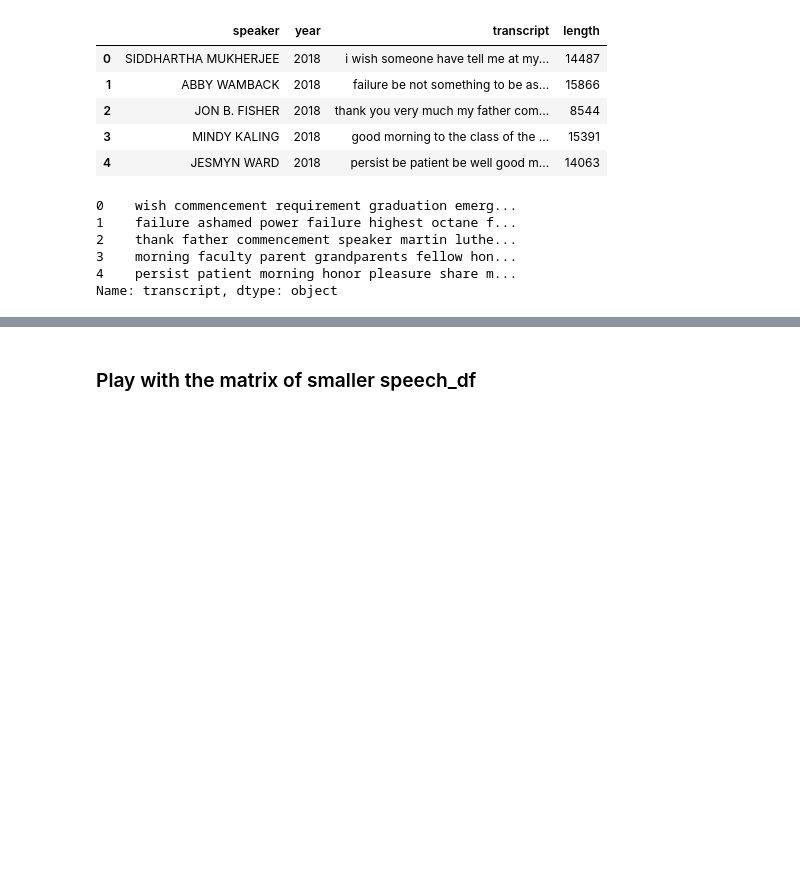
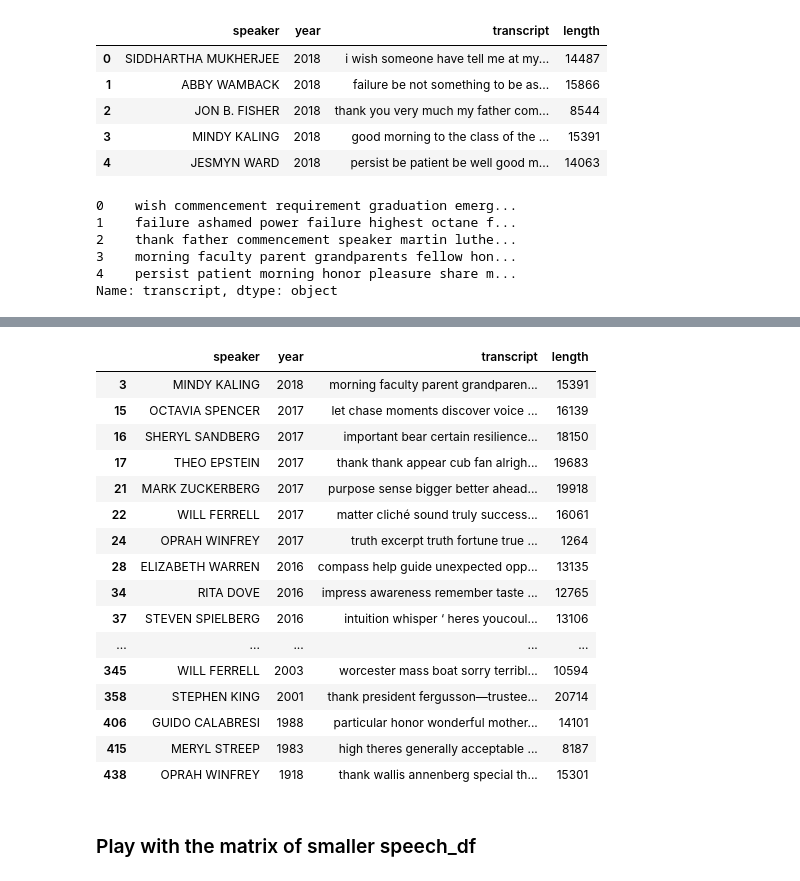
Before and after one commit to katiehuang1221/NLP-Analysis-On-Motivational-Speeches, a Jupyter notebook: notebook/scratchpad_network_speaker.ipynb, the cells around one changed output, grey strips where cells are left out. Drawn from its saved outputs; the diff is of its cells as text; code cells hidden in the pictures; blank space fills up the shorter version.

Commit message:
Create csv file R_network for slides

```diff
--- a/notebook/scratchpad_network_speaker.ipynb
+++ b/notebook/scratchpad_network_speaker.ipynb
@@ -188,3 +191,16 @@ Name: transcript, dtype: object
 speech_df.iloc[:50].to_csv('../dump2/test_df.csv')
 # %%
 speech_df.iloc[:50].speaker.nunique()
+# %%
+# Feb 26, use selected_speaker
+selected_speaker = [
+    'BROOKE SHIELDS','DENZEL WASHINGTON','ELLEN DEGENERES','JIM CARREY','JODIE FOSTER','LISA KUDROW','MERYL STREEP',
+ 'MINDY KALING','OCTAVIA SPENCER','OPRAH WINFREY','STEVEN SPIELBERG','TOM HANKS','WILL FERRELL',
+ 'BILL GATES','JERRY YANG','MARK ZUCKERBERG','SHERYL SANDBERG','THEO EPSTEIN','TIM COOK','LARRY PAGE',
+ 'GUIDO CALABRESI','SANJAY GUPTA','ELIAS A ZERHOUNI','NEIL DEGRASSE',
+ ' J.K. ROWLING','ANDERSON COOPER','DANIEL PINK','JOHN GREEN','RITA DOVE','STEPHEN KING',
+ 'ARNOLD SCHWARZENEGGER','BARACK OBAMA','BILL CLINTON','ELIZABETH WARREN','GEORGE W BUSH',
+    'MICHAEL BLOOMBERG','MICHELLE OBAMA',]
+# %%
+R_network = speech_df[speech_df.speaker.isin(selected_speaker)]
+R_network['transcript'] = R_network.transcript.apply(corpus_remove_stop_words)
@@ -190,0 +213,4 @@ speech_df.iloc[:50].speaker.nunique()
+# %%
+test_df = speech_df.iloc[:30]
+R_network = pd.concat([R_network, test_df],axis=0)
+R_network.tail()
@@ -191,3 +227,23 @@ speech_df.iloc[:50].speaker.nunique()
+# %%
+R_network
+# %% [output]
+|  | speaker | year | transcript | length |
+| 3 | MINDY KALING | 2018 | morning faculty parent grandparen... | 15391 |
+| 15 | OCTAVIA SPENCER | 2017 | let chase moments discover voice ... | 16139 |
+| 16 | SHERYL SANDBERG | 2017 | important bear certain resilience... | 18150 |
+| 17 | THEO EPSTEIN | 2017 | thank thank appear cub fan alrigh... | 19683 |
+| 21 | MARK ZUCKERBERG | 2017 | purpose sense bigger better ahead... | 19918 |
+| 22 | WILL FERRELL | 2017 | matter cliché sound truly success... | 16061 |
+| 24 | OPRAH WINFREY | 2017 | truth excerpt truth fortune true ... | 1264 |
+| 28 | ELIZABETH WARREN | 2016 | compass help guide unexpected opp... | 13135 |
+| 34 | RITA DOVE | 2016 | impress awareness remember taste ... | 12765 |
+| 37 | STEVEN SPIELBERG | 2016 | intuition whisper ‘ heres youcoul... | 13106 |
+| ... | ... | ... | ... | ... |
+| 345 | WILL FERRELL | 2003 | worcester mass boat sorry terribl... | 10594 |
+| 358 | STEPHEN KING | 2001 | thank president fergusson—trustee... | 20714 |
+| 406 | GUIDO CALABRESI | 1988 | particular honor wonderful mother... | 14101 |
+| 415 | MERYL STREEP | 1983 | high theres generally acceptable ... | 8187 |
+| 438 | OPRAH WINFREY | 1918 | thank wallis annenberg special th... | 15301 |
 # %% [markdown]
 ### Play with the matrix of smaller speech_df
 # %%
```
Also changed, not shown: parts of 4 cells of this notebook.
